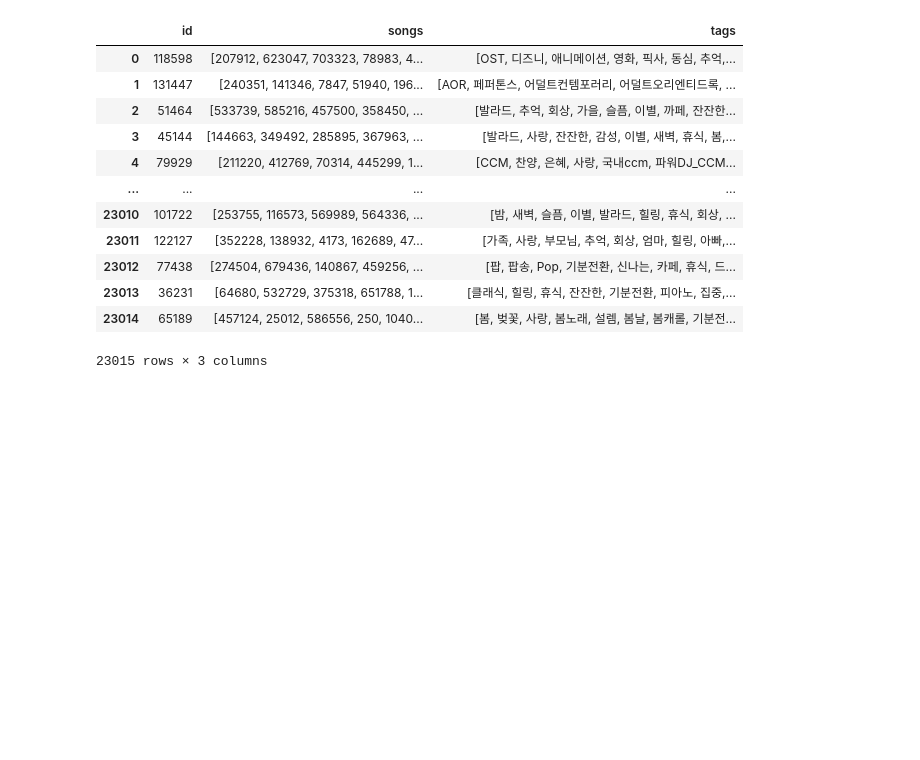
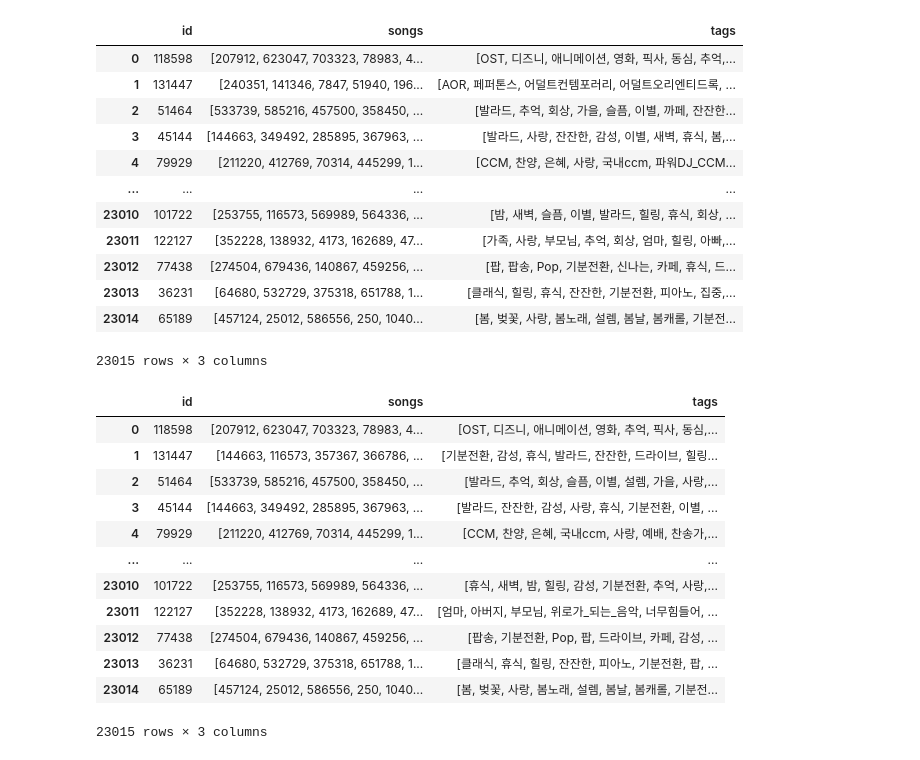
Before and after one commit to jehunyoo/Melon-Playlist-Continuation, a Jupyter notebook: submission.ipynb, the cells around one changed output. Drawn from its saved outputs; the diff is of its cells as text; code cells hidden in the pictures; blank space fills up the shorter version.

Commit message:
final submission

```diff
--- a/submission.ipynb
+++ b/submission.ipynb
@@ -1646,3 +1646,24 @@ display(first, second, third, fourth, ans)
 | 23013 | 36231 | [64680, 532729, 375318, 651788, 1... | [클래식, 힐링, 휴식, 잔잔한, 기분전환, 피아노, 집중,... |
 | 23014 | 65189 | [457124, 25012, 586556, 250, 1040... | [봄, 벚꽃, 사랑, 봄노래, 설렘, 봄날, 봄캐롤, 기분전... |
 23015 rows × 3 columns
+# %%
+# final model: neighbor-knn1_k90-70step45-35rho4s9t7_idfidfTrue
+first = pd.read_json('submission/final/neighbor-knn1_k90-70step45-35rho4s9t7_idfidfTrue/neighbor-knn1_k90-70step45-35rho4s9t7_idfidfTrue_first.json', orient='records')
+second = pd.read_json('submission/final/neighbor-knn1_k90-70step45-35rho4s9t7_idfidfTrue/neighbor-knn1_k90-70step45-35rho4s9t7_idfidfTrue_second.json', orient='records')
+ans = pd.concat([first, second], ignore_index=True)
+ans.to_json('submission/final/neighbor-knn1_k90-70step45-35rho4s9t7_idfidfTrue/neighbor-knn1_k90-70step45-35rho4s9t7_idfidfTrue.json', orient='records')
+ans
+# %% [output]
+|  | id | songs | tags |
+| 0 | 118598 | [207912, 623047, 703323, 78983, 4... | [OST, 디즈니, 애니메이션, 영화, 추억, 픽사, 동심,... |
+| 1 | 131447 | [144663, 116573, 357367, 366786, ... | [기분전환, 감성, 휴식, 발라드, 잔잔한, 드라이브, 힐링... |
+| 2 | 51464 | [533739, 585216, 457500, 358450, ... | [발라드, 추억, 회상, 슬픔, 이별, 설렘, 가을, 사랑,... |
+| 3 | 45144 | [144663, 349492, 285895, 367963, ... | [발라드, 잔잔한, 감성, 사랑, 휴식, 기분전환, 이별, ... |
+| 4 | 79929 | [211220, 412769, 70314, 445299, 1... | [CCM, 찬양, 은혜, 국내ccm, 사랑, 예배, 찬송가,... |
+| ... | ... | ... | ... |
+| 23010 | 101722 | [253755, 116573, 569989, 564336, ... | [휴식, 새벽, 밤, 힐링, 감성, 기분전환, 추억, 사랑,... |
+| 23011 | 122127 | [352228, 138932, 4173, 162689, 47... | [엄마, 아버지, 부모님, 위로가_되는_음악, 너무힘들어, ... |
+| 23012 | 77438 | [274504, 679436, 140867, 459256, ... | [팝송, 기분전환, Pop, 팝, 드라이브, 카페, 감성, ... |
+| 23013 | 36231 | [64680, 532729, 375318, 651788, 1... | [클래식, 휴식, 힐링, 잔잔한, 피아노, 기분전환, 팝, ... |
+| 23014 | 65189 | [457124, 25012, 586556, 250, 1040... | [봄, 벚꽃, 사랑, 봄노래, 설렘, 봄날, 봄캐롤, 기분전... |
+23015 rows × 3 columns
```
Also changed, not shown: parts of 9 cells of this notebook.
